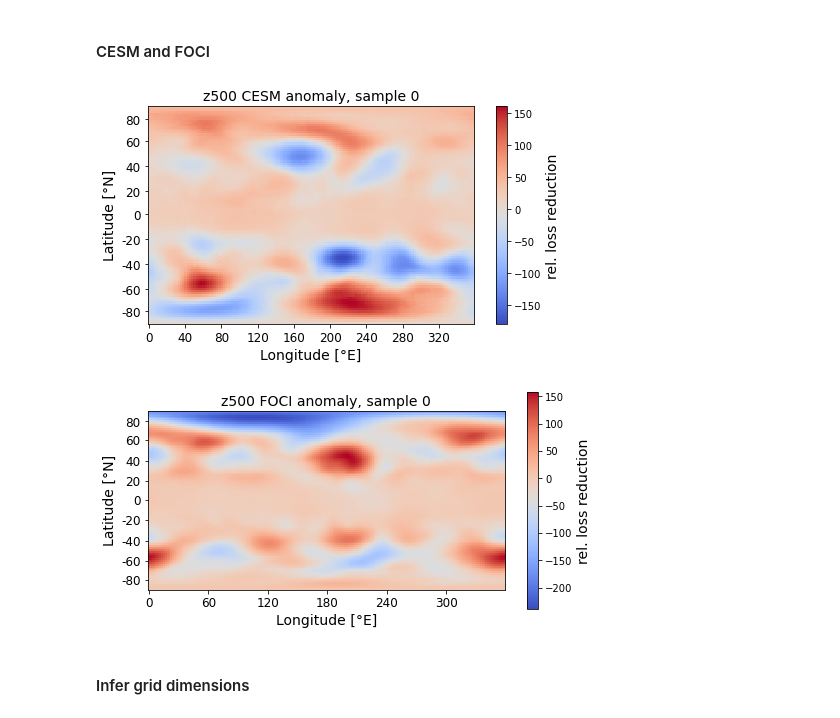
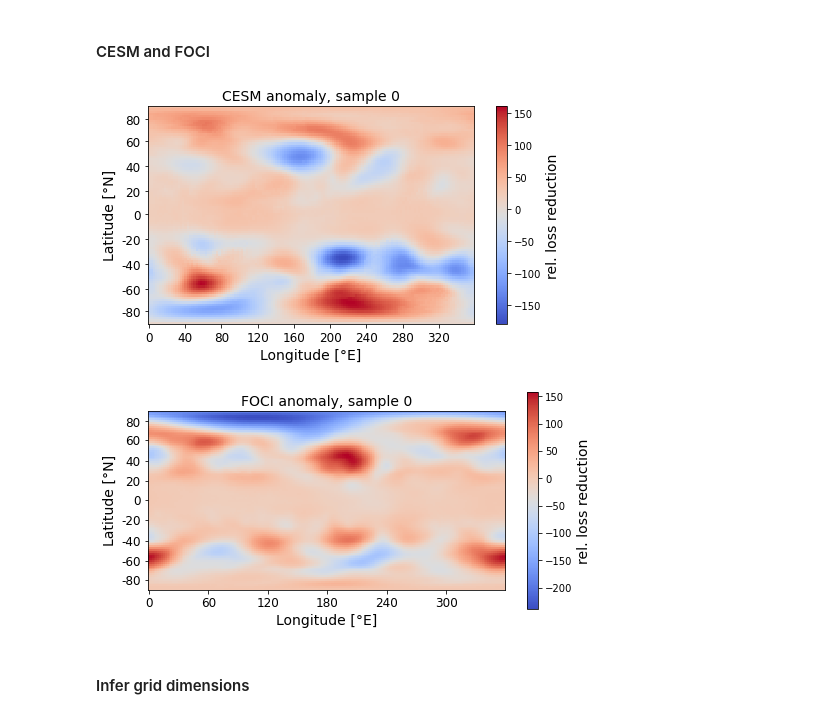
Before and after one commit to MarcoLandtHayen/reconstruct_missing_data, a Jupyter notebook: notebooks/08h_z500_FOCI_optimal_masks.ipynb, the cells around one changed output. Saved outputs shown, nothing was run; the diff lists cells and outputs as text; code cells hidden in the pictures.

```diff
--- a/notebooks/08h_z500_FOCI_optimal_masks.ipynb
+++ b/notebooks/08h_z500_FOCI_optimal_masks.ipynb
@@ -65,36 +65,36 @@ data_CESM = load_data_set(data_path=path_to_ESM_test_data, data_source_name='CES
 data_FOCI = load_data_set(data_path=path_to_ESM_test_data, data_source_name='FOCI')
 
 # Get z500 anomalies for CESM and FOCI test data:
-z500_CESM_anomaly = get_anomalies(feature='geopotential-height', data_set=data_CESM)
-z500_FOCI_anomaly = get_anomalies(feature='geopotential-height', data_set=data_FOCI)
+CESM_anomaly = get_anomalies(feature='geopotential-height', data_set=data_CESM)
+FOCI_anomaly = get_anomalies(feature='geopotential-height', data_set=data_FOCI)
 # %%
 ## Plot samples:
 
 # z500 CESM:
 fig, ax = plt.subplots(figsize=(8, 4))
-im = plt.imshow(z500_CESM_anomaly[0], cmap="coolwarm", interpolation='nearest')#, vmax=0.003)
+im = plt.imshow(CESM_anomaly[0], cmap="coolwarm", interpolation='nearest')#, vmax=0.003)
 cbar = plt.colorbar(im)
 cbar.set_label('rel. loss reduction', fontsize=14)
-plt.title('z500 CESM anomaly, sample 0', fontsize=14)
+plt.title('CESM anomaly, sample 0', fontsize=14)
 plt.xlabel('Longitude [°E]', fontsize=14)
 plt.ylabel('Latitude [°N]', fontsize=14)
 plt.xticks(np.arange(0, 144, step=16), [0, 40, 80, 120, 160, 200, 240, 280, 320], fontsize=12)
 plt.yticks([5, 15, 26, 37, 47, 58, 69, 80, 90], [80, 60, 40, 20, 0, -20, -40, -60, -80], fontsize=12)
 plt.show()
 
 # z500 FOCI:
 fig, ax = plt.subplots(figsize=(8, 4))
-im = plt.imshow(z500_FOCI_anomaly[0], cmap="coolwarm", interpolation='nearest')#, vmax=0.003)
+im = plt.imshow(FOCI_anomaly[0], cmap="coolwarm", interpolation='nearest')#, vmax=0.003)
 cbar = plt.colorbar(im)
 cbar.set_label('rel. loss reduction', fontsize=14)
-plt.title('z500 FOCI anomaly, sample 0', fontsize=14)
+plt.title('FOCI anomaly, sample 0', fontsize=14)
 plt.xlabel('Longitude [°E]', fontsize=14)
 plt.ylabel('Latitude [°N]', fontsize=14)
 plt.xticks(np.arange(0, 192, step=32), [0, 60, 120, 180, 240, 300], fontsize=12)
 plt.yticks([5, 15, 26, 37, 47, 58, 69, 80, 90], [80, 60, 40, 20, 0, -20, -40, -60, -80], fontsize=12)
 plt.show()
 # %% [output]
-[figure, old version]
+[figure, new version]
-[figure, old version]
+[figure, new version]
 # %% [markdown]
 #### Infer grid dimensions
```
Also changed, not shown: parts of 38 cells of this notebook, 31 other files.
